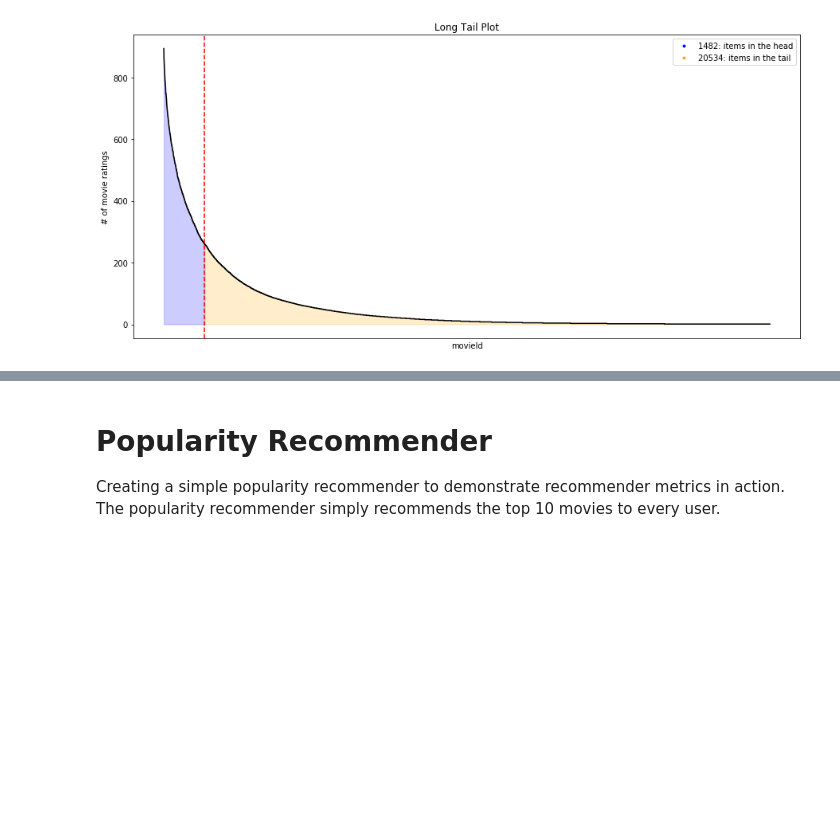
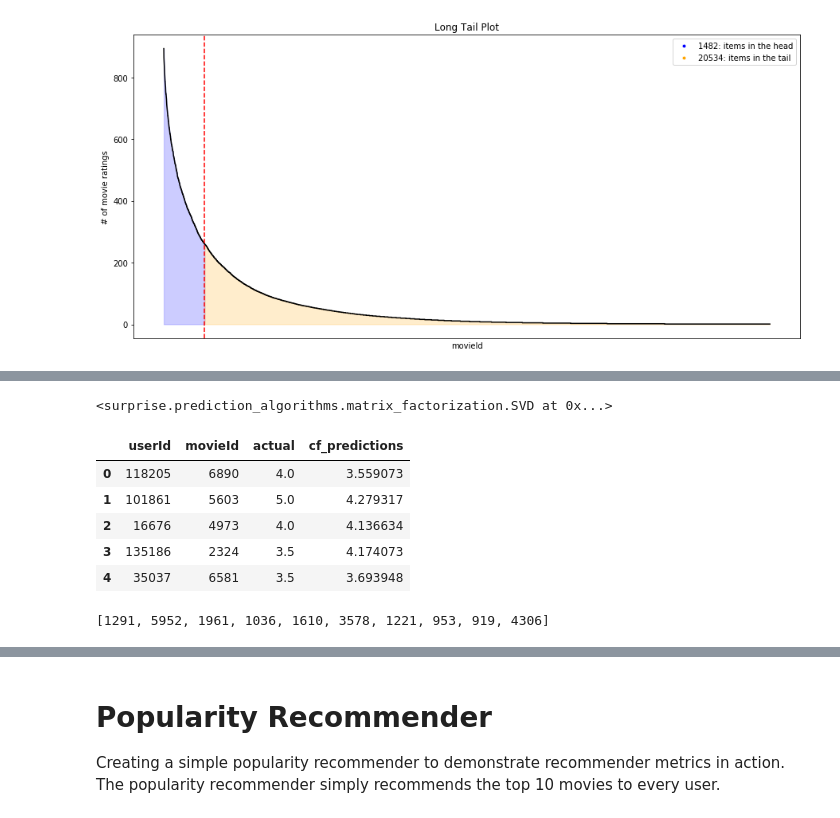
Before and after one commit to statisticianinstilettos/recmetrics, a Jupyter notebook: example.ipynb, the cells around one changed output, grey strips where cells are left out. Cells and saved outputs as stored; diff of their text form; code cells hidden in the pictures; blank space fills up the shorter version.

```diff
--- a/example.ipynb
+++ b/example.ipynb
@@ -101,0 +72,25 @@ train_long.head()
+# %%
+#format data for surprise
+reader = Reader(rating_scale=(0, 5))
+data = Dataset.load_from_df(ratings[['userId', 'movieId', 'rating']], reader)
+trainset, testset = train_test_split(data, test_size=0.25)
+# %%
+#train SVD recommender
+algo = SVD()
+algo.fit(trainset)
+# %% [output]
+<surprise.prediction_algorithms.matrix_factorization.SVD at 0x...>
+# %%
+#make predictions on test set.
+test = algo.test(testset)
+test = pd.DataFrame(test)
+test.drop("details", inplace=True, axis=1)
+test.columns = ['userId', 'movieId', 'actual', 'cf_predictions']
+test.head()
+# %% [output]
+|  | userId | movieId | actual | cf_predictions |
+| 0 | 118205 | 6890 | 4.0 | 3.559073 |
+| 1 | 101861 | 5603 | 5.0 | 4.279317 |
+| 2 | 16676 | 4973 | 4.0 | 4.136634 |
+| 3 | 135186 | 2324 | 3.5 | 4.174073 |
+| 4 | 35037 | 6581 | 3.5 | 3.693948 |
@@ -101,0 +111,5 @@ train_long.head()
+# %%
+#get example prediction
+get_users_predictions(156, 10, cf_model)
+# %% [output]
+[1291, 5952, 1961, 1036, 1610, 3578, 1221, 953, 919, 4306]
```
Also changed, not shown: parts of 28 cells of this notebook.
